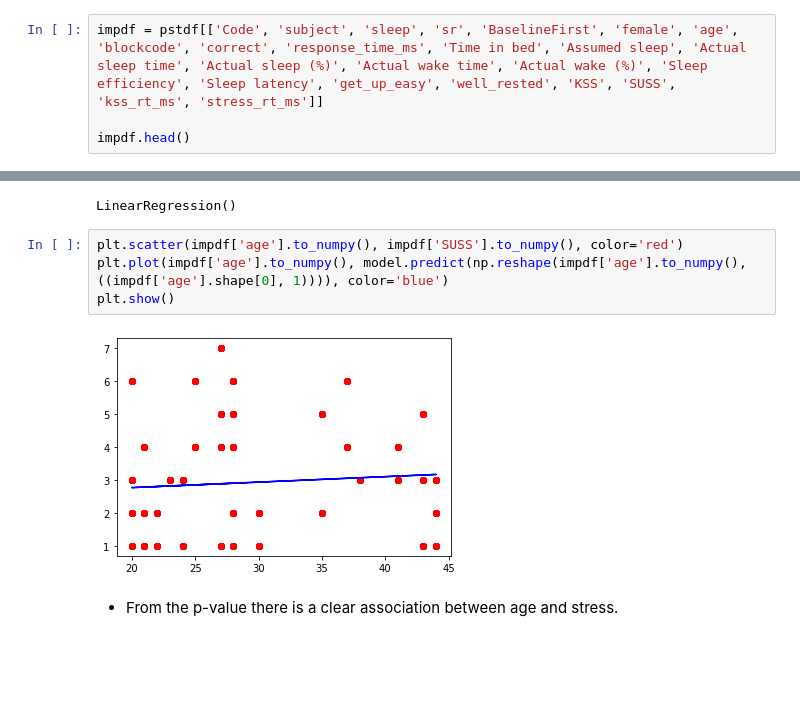
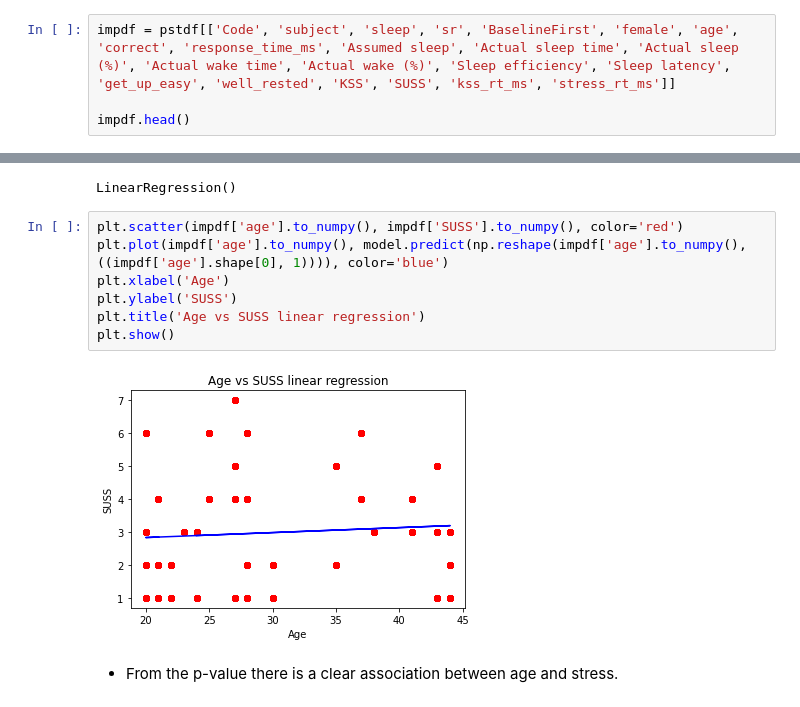
Before and after one commit to Akashdeepsingh98/BRSM-project, a Jupyter notebook: main.ipynb, the cells around one changed output, grey strips where cells are left out. Drawn from its saved outputs; the diff is of its cells as text; blank space fills up the shorter version.

```diff
--- a/main.ipynb
+++ b/main.ipynb
@@ -82,7 +86,7 @@ learningphase5     600
 learningphase6     540
 Name: blockcode, dtype: int64
 # %%
-impdf = pstdf[['Code', 'subject', 'sleep', 'sr', 'BaselineFirst', 'female', 'age', 'blockcode', 'correct', 'response_time_ms', 'Time in bed', 'Assumed sleep', 'Actual sleep time', 'Actual sleep (%)', 'Actual wake time', 'Actual wake (%)', 'Sleep efficiency', 'Sleep latency', 'get_up_easy', 'well_rested', 'KSS', 'SUSS', 'kss_rt_ms', 'stress_rt_ms']]
+impdf = pstdf[['Code', 'subject', 'sleep', 'sr', 'BaselineFirst', 'female', 'age', 'correct', 'response_time_ms', 'Assumed sleep', 'Actual sleep time', 'Actual sleep (%)', 'Actual wake time', 'Actual wake (%)', 'Sleep efficiency', 'Sleep latency', 'get_up_easy', 'well_rested', 'KSS', 'SUSS', 'kss_rt_ms', 'stress_rt_ms']]
 
 impdf.head()
 # %% [output]
@@ -185,9 +167,12 @@ LinearRegression()
 # %%
 plt.scatter(impdf['age'].to_numpy(), impdf['SUSS'].to_numpy(), color='red')
 plt.plot(impdf['age'].to_numpy(), model.predict(np.reshape(impdf['age'].to_numpy(), ((impdf['age'].shape[0], 1)))), color='blue')
+plt.xlabel('Age')
+plt.ylabel('SUSS')
+plt.title('Age vs SUSS linear regression')
 plt.show()
 # %% [output]
-[figure, old version]
+[figure, new version]
 # %% [markdown]
 - From the p-value there is a clear association between age and stress.
 # %%
```
Also changed, not shown: parts of 9 cells of this notebook, 1 other file.
